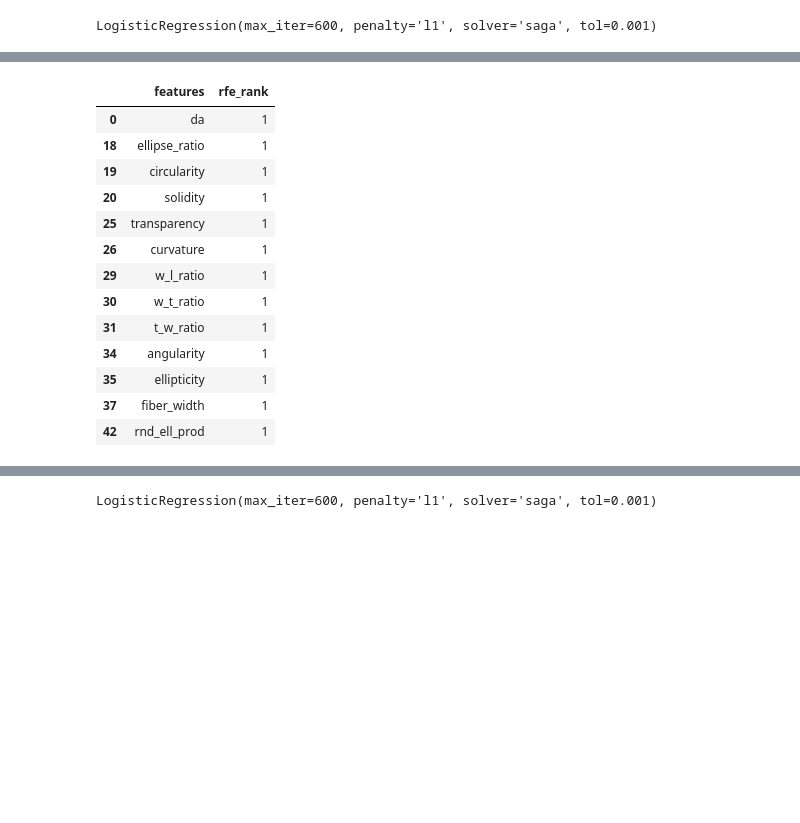
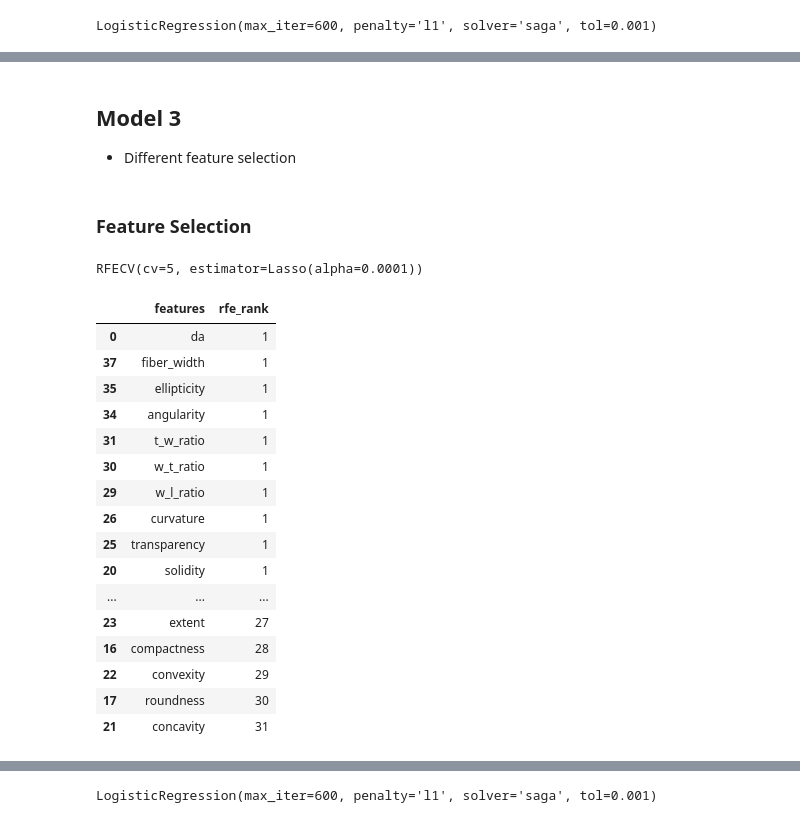
Before and after one commit to sheacon/ancient_toolmaking, a Jupyter notebook: 41-log-regression.ipynb, the cells around one changed output, grey strips where cells are left out. Saved outputs shown, nothing was run; the diff lists cells and outputs as text; code cells hidden in the pictures; blank space fills up the shorter version.

```diff
--- a/41-log-regression.ipynb
+++ b/41-log-regression.ipynb
@@ -211,20 +151,0 @@ rfe_df_2 = pd.DataFrame({'features': features, 'rfe_rank': rfe}, index = np.aran
-# %%
-## Selecting the features that matter
-# different features than using log
-new_rfe_2 = rfe_df_2[rfe_df_2["rfe_rank"] == 1]
-new_rfe_2
-# %% [output]
-|  | features | rfe_rank |
-| 0 | da | 1 |
-| 18 | ellipse_ratio | 1 |
-| 19 | circularity | 1 |
-| 20 | solidity | 1 |
-| 25 | transparency | 1 |
-| 26 | curvature | 1 |
-| 29 | w_l_ratio | 1 |
-| 30 | w_t_ratio | 1 |
-| 31 | t_w_ratio | 1 |
-| 34 | angularity | 1 |
-| 35 | ellipticity | 1 |
-| 37 | fiber_width | 1 |
-| 42 | rnd_ell_prod | 1 |
@@ -237,0 +152,35 @@ X_test_new_2 = X_test[m]
+# %% [markdown]
+## Model 3
+- Different feature selection
+# %% [markdown]
+### Feature Selection
+# %%
+# Recursive Feature Elimination via lasso regression (not logistic regression as before)
+model_rfe_2 = RFECV(Lasso(alpha = 0.0001), cv = 5)
+model_rfe_2.fit(X_train, y_train)
+# %% [output]
+RFECV(cv=5, estimator=Lasso(alpha=0.0001))
+# %%
+# feature ranking
+rfe_2 = model_rfe_2.ranking_
+features = X_train.columns
+rfe_df_2 = pd.DataFrame({'features': features, 'rfe_rank': rfe_2})
+rfe_df_2.sort_values(by = 'rfe_rank', ascending = True)
+# %% [output]
+|  | features | rfe_rank |
+| 0 | da | 1 |
+| 37 | fiber_width | 1 |
+| 35 | ellipticity | 1 |
+| 34 | angularity | 1 |
+| 31 | t_w_ratio | 1 |
+| 30 | w_t_ratio | 1 |
+| 29 | w_l_ratio | 1 |
+| 26 | curvature | 1 |
+| 25 | transparency | 1 |
+| 20 | solidity | 1 |
+| ... | ... | ... |
+| 23 | extent | 27 |
+| 16 | compactness | 28 |
+| 22 | convexity | 29 |
+| 17 | roundness | 30 |
+| 21 | concavity | 31 |
```
Also changed, not shown: parts of 44 cells of this notebook.
